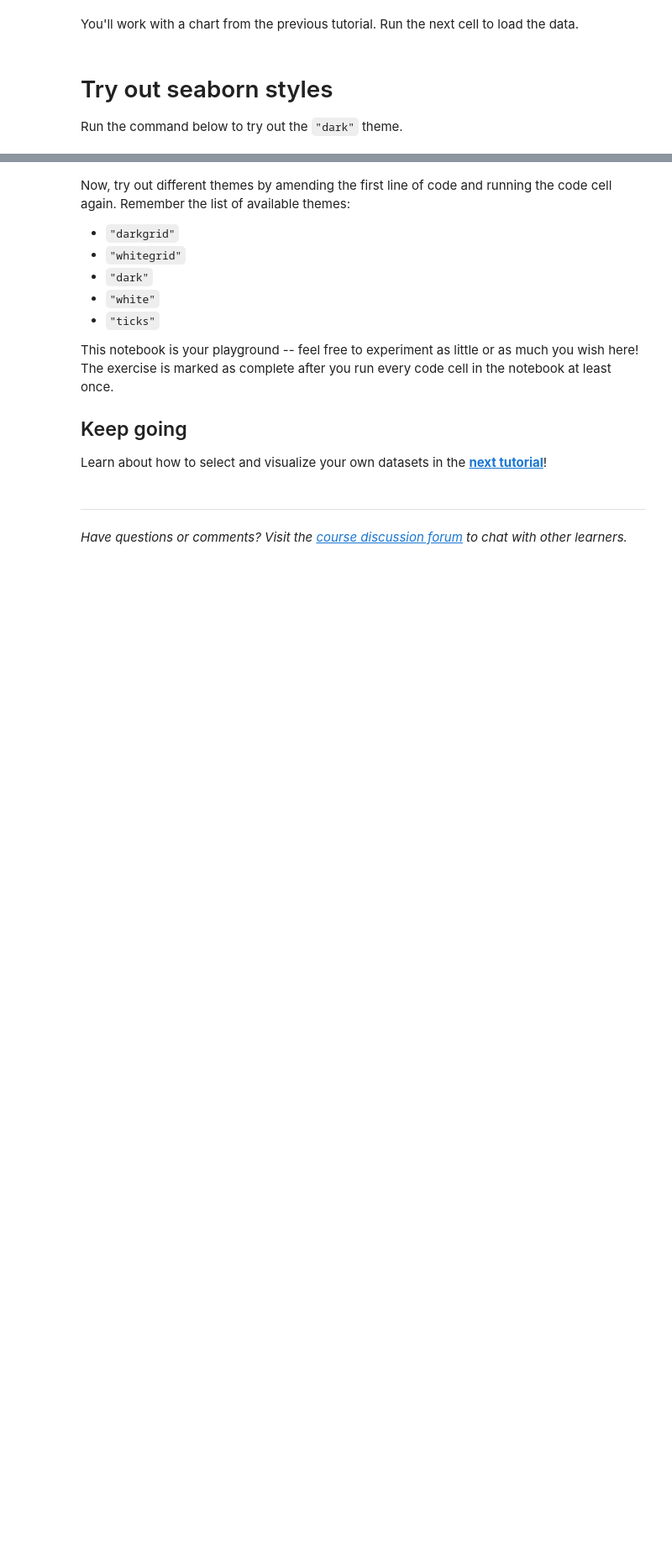
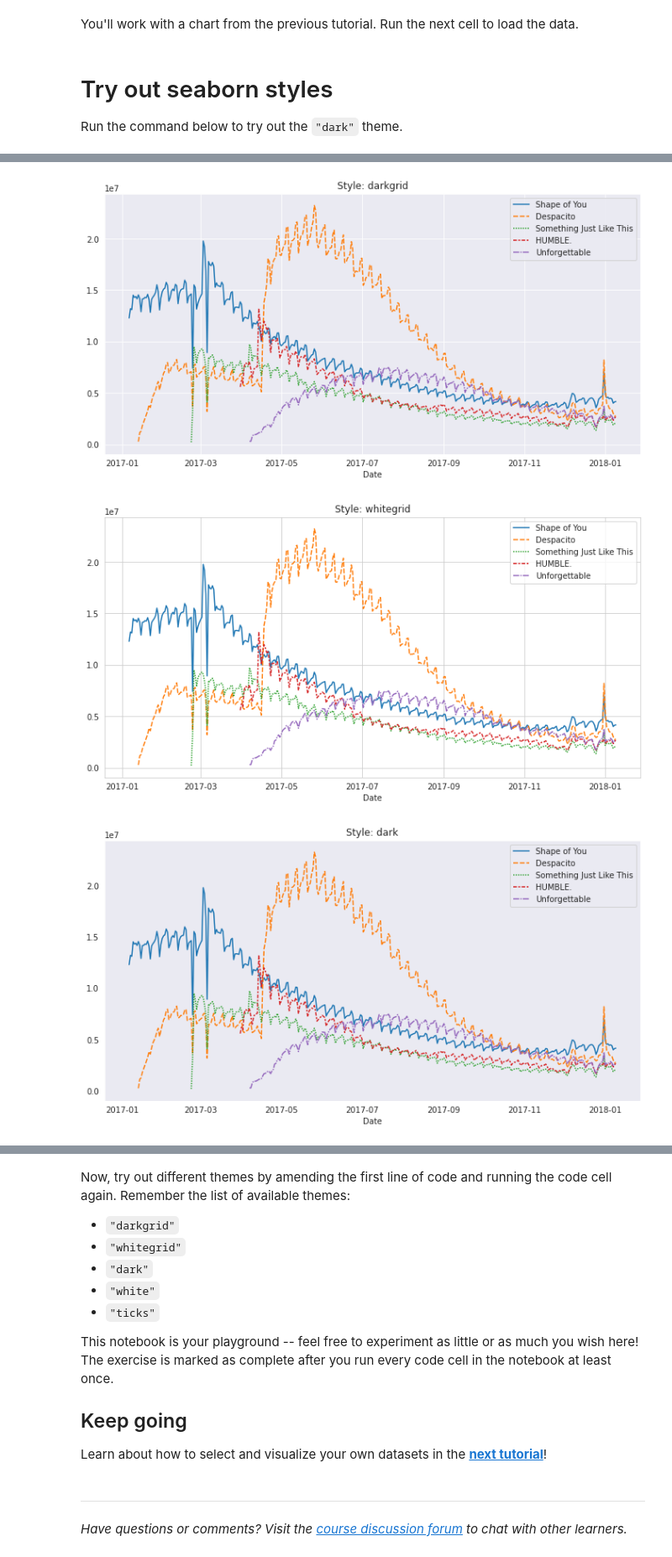
Before and after one commit to prototyyype/kaggle-practice, a Jupyter notebook: data-visualization/exercise-choosing-plot-types-and-custom-styles.ipynb, the cells around one changed output, grey strips where cells are left out. Shown at 84% size. Cells and saved outputs as stored; diff of their text form; code cells hidden in the pictures; blank space fills up the shorter version.

Commit message:
Kaggle Notebook | Exercise: Choosing Plot Types and Custom Styles | Version 2

```diff
--- a/data-visualization/exercise-choosing-plot-types-and-custom-styles.ipynb
+++ b/data-visualization/exercise-choosing-plot-types-and-custom-styles.ipynb
@@ -50,0 +59,10 @@ step_1.check()
+# %%
+for i in ["darkgrid","whitegrid","dark","white","ticks"]:
+    sns.set_style(i)
+    plt.figure(figsize=(12,6))
+    plt.title(str("Style: "+i))
+    sns.lineplot(data=spotify_data)
+# %% [output]
+[figure, added]
+[figure, added]
+[figure, added]
```
Also changed, not shown: parts of 4 cells of this notebook.
